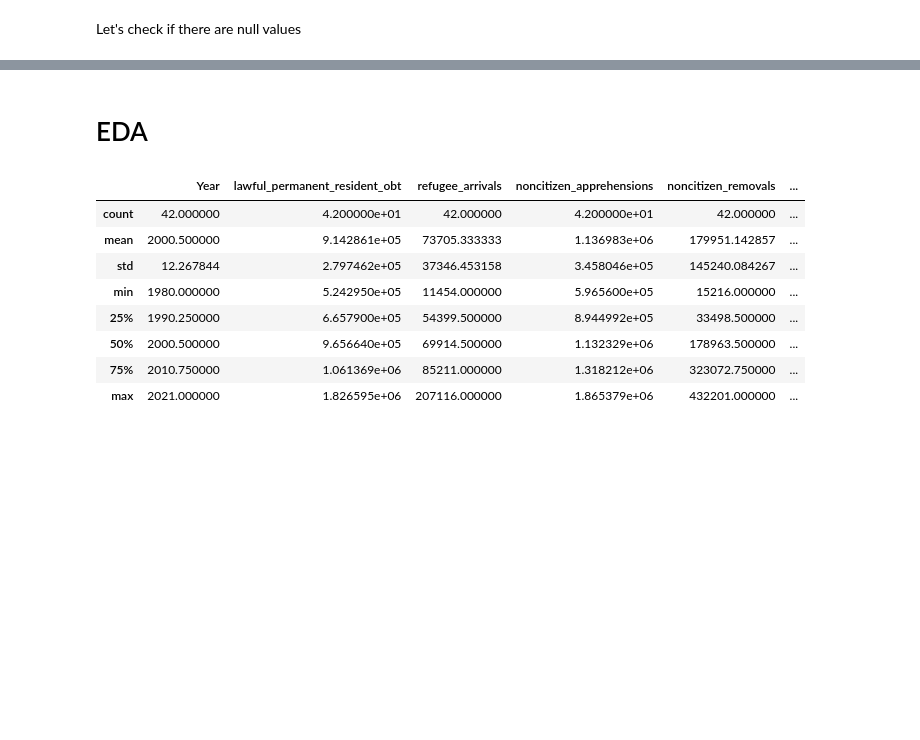
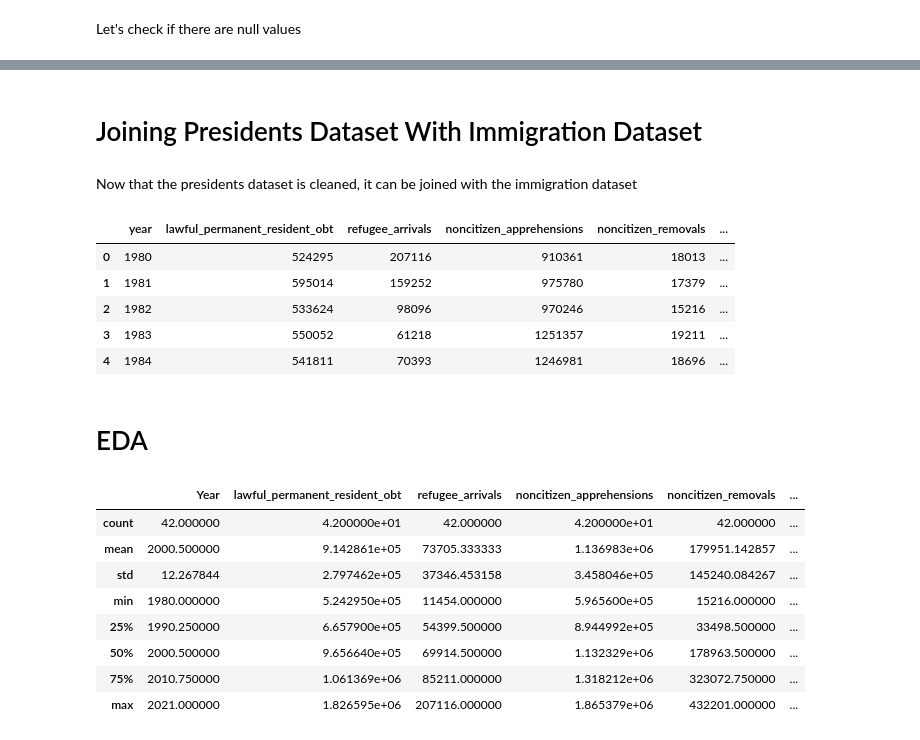
Before and after one commit to josh2894/us_immigration, a Jupyter notebook: notebooks/us_immigration.ipynb, the cells around one changed output, grey strips where cells are left out. Cells and saved outputs as stored; diff of their text form; code cells hidden in the pictures; blank space fills up the shorter version.

```diff
--- a/notebooks/us_immigration.ipynb
+++ b/notebooks/us_immigration.ipynb
@@ -83,0 +141,8 @@ dtype: int64
+# %%
+df_presidents['name'] = df_presidents['name'].replace('Carter,Jimmy Earl,Jr.', 'Jimmy Carter')
+df_presidents['name'] = df_presidents['name'].replace('Reagan,Ronald Wilson', 'Ronald Reagan')
+df_presidents['name'] = df_presidents['name'].replace('Bush,George Herbert Walker', 'George H.W. Bush')
+df_presidents['name'] = df_presidents['name'].replace('Clinton,William Jefferson', 'Bill Clinton')
+df_presidents['name'] = df_presidents['name'].replace('Bush,George Walker', 'George W. Bush')
+df_presidents['name'] = df_presidents['name'].replace('Obama,Barack Hussein,II', 'Barack Obama')
+df_presidents['name'] = df_presidents['name'].replace('Trump,Donald John', 'Donald Trump')
@@ -84,3 +158,21 @@ dtype: int64
+# %% [markdown]
+# Joining Presidents Dataset With Immigration Dataset
+# %% [markdown]
+Now that the presidents dataset is cleaned, it can be joined with the immigration dataset
+# %%
+df_joined = df.merge(df_presidents, on='year')
+# %%
+# Rename 'name' column to 'president' to be more clear
+df_joined.rename(columns={'name': 'president'}, inplace=True)
+# %%
+df_joined.head()
+# %% [output]
+|  | year | lawful_permanent_resident_obt | refugee_arrivals | noncitizen_apprehensions | noncitizen_removals | ... |
+| 0 | 1980 | 524295 | 207116 | 910361 | 18013 | ... |
+| 1 | 1981 | 595014 | 159252 | 975780 | 17379 | ... |
+| 2 | 1982 | 533624 | 98096 | 970246 | 15216 | ... |
+| 3 | 1983 | 550052 | 61218 | 1251357 | 19211 | ... |
+| 4 | 1984 | 541811 | 70393 | 1246981 | 18696 | ... |
 # %% [markdown]
 # EDA
 # %%
```
Also changed, not shown: parts of 13 cells of this notebook, 1 other file.
